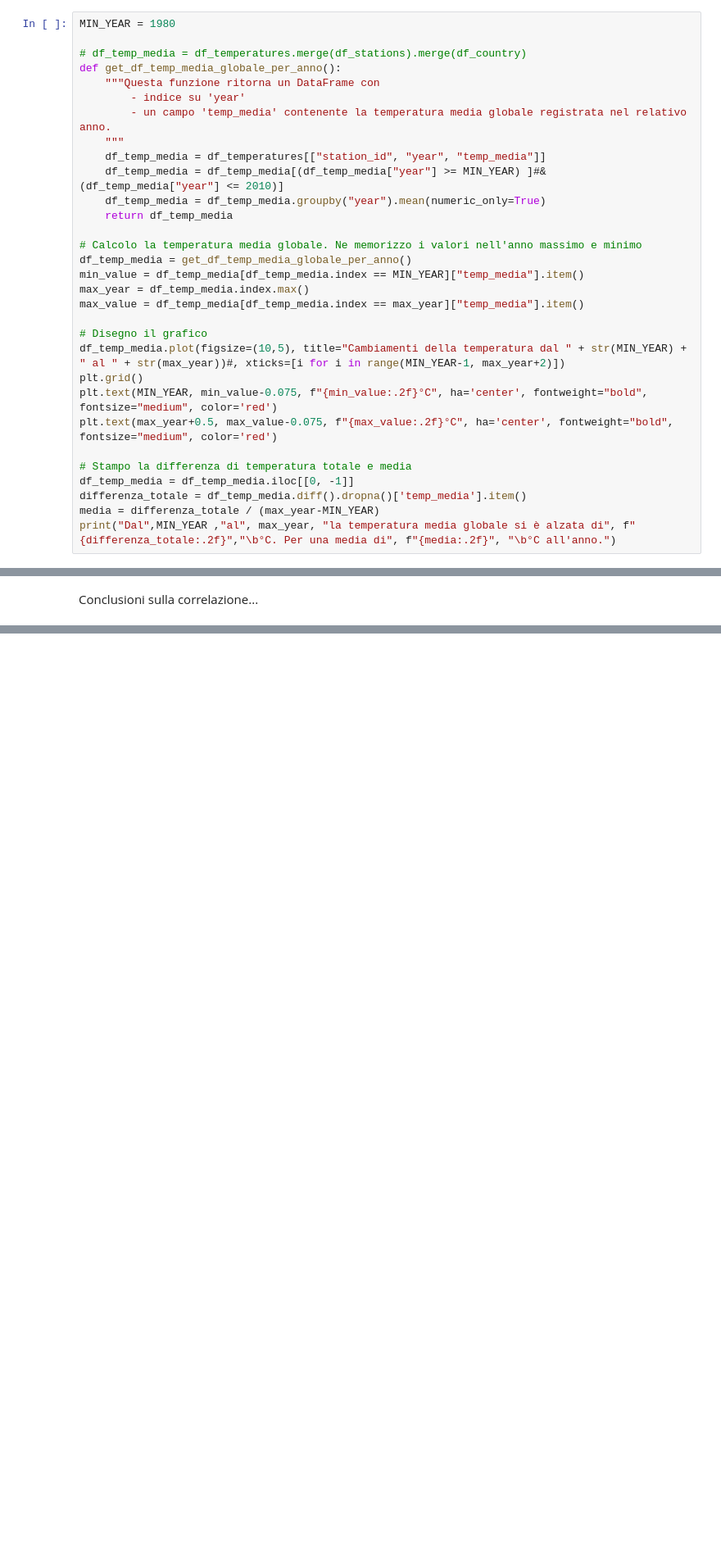
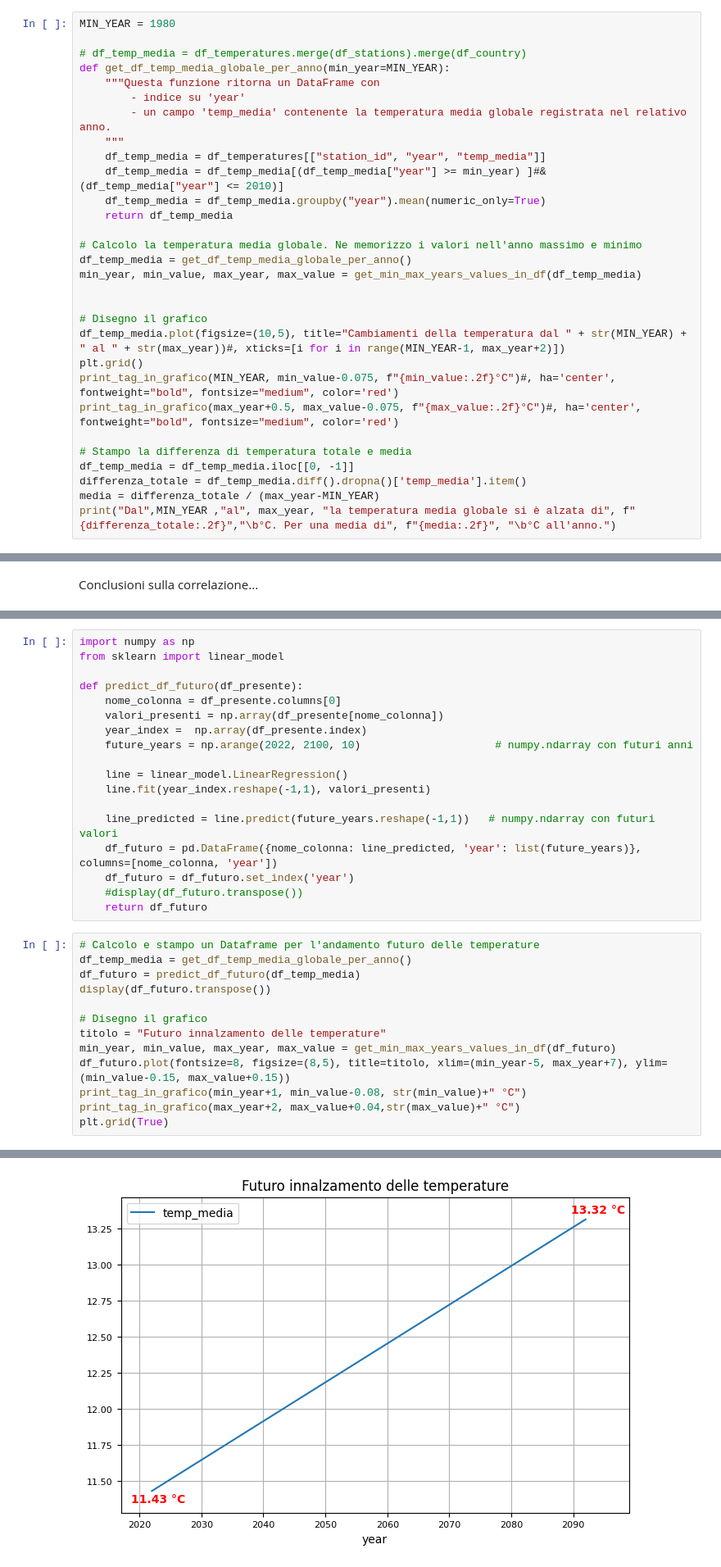
Before and after one commit to ElenaCurti/big-data, a Jupyter notebook: Attivita_03_DataAnalytics/file.ipynb, the cells around one changed output, grey strips where cells are left out. Shown at 82% size. Drawn from its saved outputs; the diff is of its cells as text; blank space fills up the shorter version.

Commit message:
attivita 3: aggiunti grafici per il futuro

```diff
--- a/Attivita_03_DataAnalytics/file.ipynb
+++ b/Attivita_03_DataAnalytics/file.ipynb
@@ -470,27 +483,26 @@ Dal 1993 al 2021 i livelli del mare si sono alzati di 84.64 mm. Per una media di
 MIN_YEAR = 1980
 
 # df_temp_media = df_temperatures.merge(df_stations).merge(df_country)
-def get_df_temp_media_globale_per_anno():
+def get_df_temp_media_globale_per_anno(min_year=MIN_YEAR):
     """Questa funzione ritorna un DataFrame con
         - indice su 'year'
         - un campo 'temp_media' contenente la temperatura media globale registrata nel relativo anno.
     """
     df_temp_media = df_temperatures[["station_id", "year", "temp_media"]]
-    df_temp_media = df_temp_media[(df_temp_media["year"] >= MIN_YEAR) ]#&  (df_temp_media["year"] <= 2010)]
+    df_temp_media = df_temp_media[(df_temp_media["year"] >= min_year) ]#&  (df_temp_media["year"] <= 2010)]
     df_temp_media = df_temp_media.groupby("year").mean(numeric_only=True)
     return df_temp_media
 
 # Calcolo la temperatura media globale. Ne memorizzo i valori nell'anno massimo e minimo
 df_temp_media = get_df_temp_media_globale_per_anno()
-min_value = df_temp_media[df_temp_media.index == MIN_YEAR]["temp_media"].item()
-max_year = df_temp_media.index.max()
-max_value = df_temp_media[df_temp_media.index == max_year]["temp_media"].item()
+min_year, min_value, max_year, max_value = get_min_max_years_values_in_df(df_temp_media)
+
 
 # Disegno il grafico
 df_temp_media.plot(figsize=(10,5), title="Cambiamenti della temperatura dal " + str(MIN_YEAR) + " al " + str(max_year))#, xticks=[i for i in range(MIN_YEAR-1, max_year+2)])
 plt.grid()
-plt.text(MIN_YEAR, min_value-0.075, f"{min_value:.2f}°C", ha='center', fontweight="bold", fontsize="medium", color='red')
-plt.text(max_year+0.5, max_value-0.075, f"{max_value:.2f}°C", ha='center', fontweight="bold", fontsize="medium", color='red')
+print_tag_in_grafico(MIN_YEAR, min_value-0.075, f"{min_value:.2f}°C")#, ha='center', fontweight="bold", fontsize="medium", color='red')
+print_tag_in_grafico(max_year+0.5, max_value-0.075, f"{max_value:.2f}°C")#, ha='center', fontweight="bold", fontsize="medium", color='red')
 
 # Stampo la differenza di temperatura totale e media
 df_temp_media = df_temp_media.iloc[[0, -1]]
@@ -600,0 +554,32 @@ temp_media
+# %%
+import numpy as np
+from sklearn import linear_model
+
+def predict_df_futuro(df_presente):
+    nome_colonna = df_presente.columns[0]
+    valori_presenti = np.array(df_presente[nome_colonna])
+    year_index =  np.array(df_presente.index)
+    future_years = np.arange(2022, 2100, 10)                     # numpy.ndarray con futuri anni
+
+    line = linear_model.LinearRegression()
+    line.fit(year_index.reshape(-1,1), valori_presenti)
+
+    line_predicted = line.predict(future_years.reshape(-1,1))   # numpy.ndarray con futuri valori
+    df_futuro = pd.DataFrame({nome_colonna: line_predicted, 'year': list(future_years)}, columns=[nome_colonna, 'year'])
+    df_futuro = df_futuro.set_index('year')
+    #display(df_futuro.transpose())
+    return df_futuro
+# %%
+# Calcolo e stampo un Dataframe per l'andamento futuro delle temperature
+df_temp_media = get_df_temp_media_globale_per_anno()
+df_futuro = predict_df_futuro(df_temp_media)
+display(df_futuro.transpose())
+
+# Disegno il grafico
+titolo = "Futuro innalzamento delle temperature"
+min_year, min_value, max_year, max_value = get_min_max_years_values_in_df(df_futuro)
+df_futuro.plot(fontsize=8, figsize=(8,5), title=titolo, xlim=(min_year-5, max_year+7), ylim=(min_value-0.15, max_value+0.15))
+print_tag_in_grafico(min_year+1, min_value-0.08, str(min_value)+" °C")
+print_tag_in_grafico(max_year+2, max_value+0.04,str(max_value)+" °C")
+plt.grid(True)
+# %% [output]
@@ -600,0 +588 @@ temp_media
+[figure, added]
```
Also changed, not shown: parts of 5 cells of this notebook.
